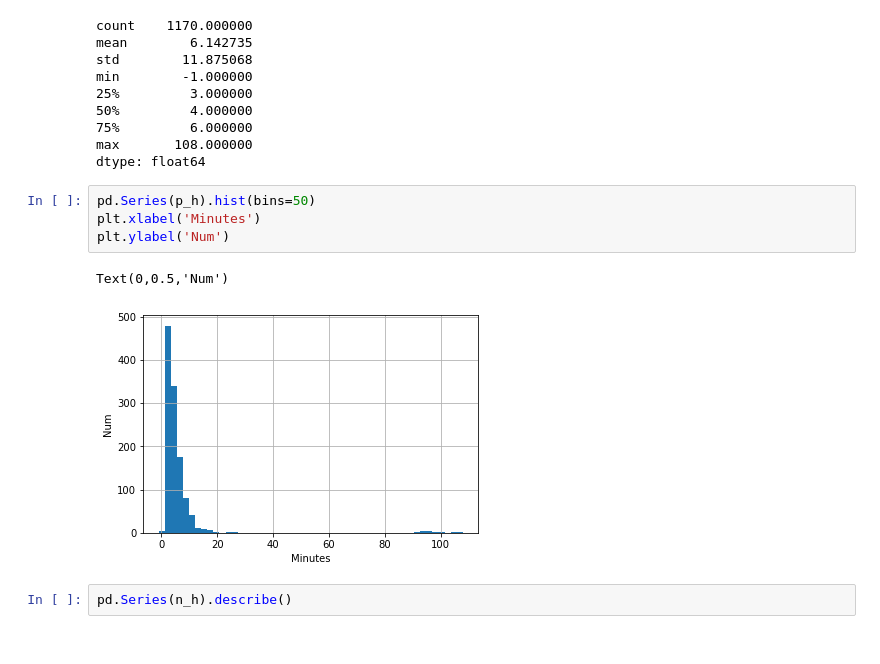
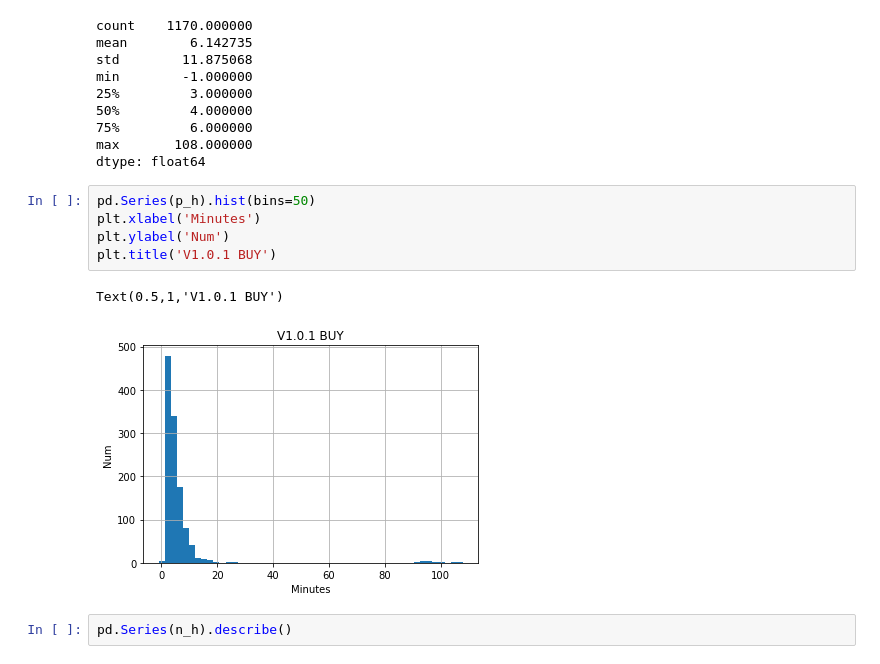
Before and after one commit to RichardS0268/Stock_cn_T0_Trend, a Jupyter notebook: workflow_v101.ipynb, the cells around one changed output. Cells and saved outputs as stored; diff of their text form.

```diff
--- a/workflow_v101.ipynb
+++ b/workflow_v101.ipynb
@@ -568,10 +568,11 @@ dtype: float64
 # %%
 pd.Series(p_h).hist(bins=50)
 plt.xlabel('Minutes')
 plt.ylabel('Num')
+plt.title('V1.0.1 BUY')
 # %% [output]
-Text(0,0.5,'Num')
+Text(0.5,1,'V1.0.1 BUY')
-[figure, old version]
+[figure, new version]
 # %%
 pd.Series(n_h).describe()
 # %% [output]
```
Also changed, not shown: parts of 1 cell of this notebook, 1 other file.
